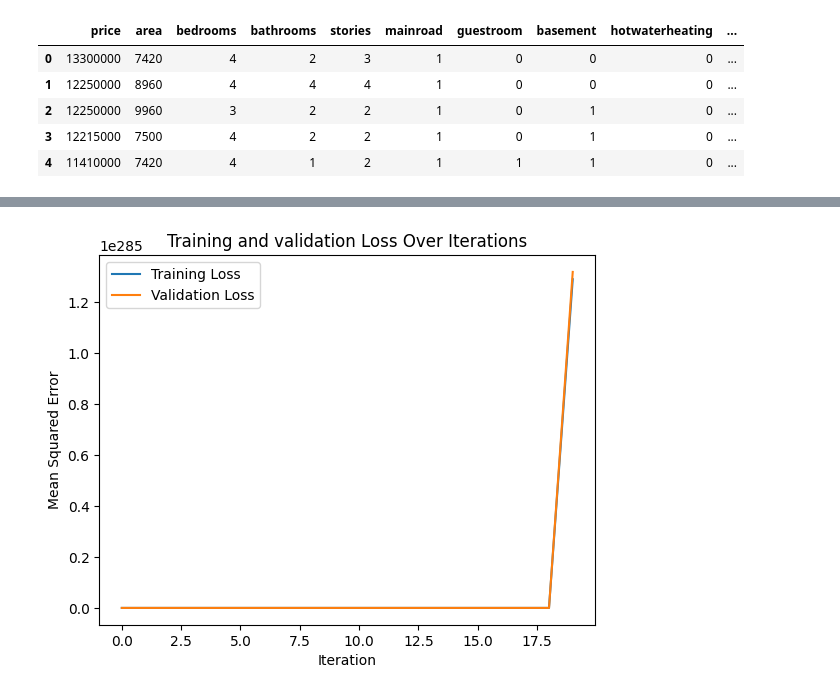
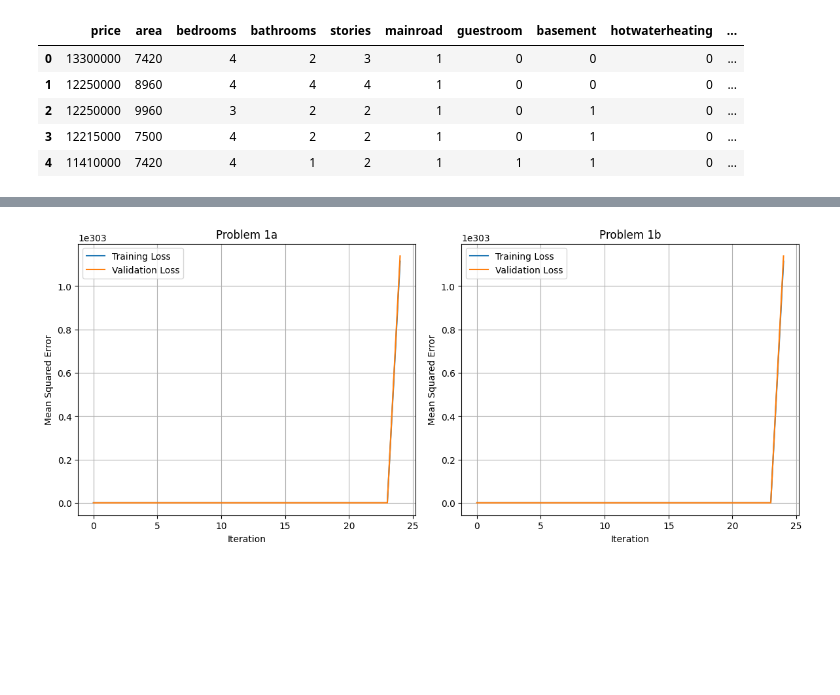
Before and after one commit to Salitre97/ECGR-4105-Intro-to-ML, a Jupyter notebook: Homework2/Homework_2.ipynb, the cells around one changed output, grey strips where cells are left out. Drawn from its saved outputs; the diff is of its cells as text; code cells hidden in the pictures; blank space fills up the shorter version.

```diff
--- a/Homework2/Homework_2.ipynb
+++ b/Homework2/Homework_2.ipynb
@@ -125,49 +139,46 @@ plt.show()
 # %%
 # Problem 1b
 
 # new input dataset for training
 selected_input_1 = ['area', 'bedrooms', 'bathrooms', 'stories', 'mainroad', 'guestroom', 'basement', 'hotwaterheating', 'airconditioning', 'parking', 'prefarea']
 X_train = df_train[selected_input_1].values
 y_train = df_train['price'].values.reshape(-1, 1)
 
 # Extract the validation (test) set
 X_val = df_test[selected_input_1].values
 y_val = df_test['price'].values.reshape(-1, 1)  # y_val also previously defined
 
+# initial values
+learning_rate = 0.01
+n_iterations = 25
+m = len(X_train)
+theta_1 = np.zeros((X_train.shape[1] + 1, 1))
+
 # Train a simple linear regression model using gradient descent
-learning_rate = 0.1
-n_iterations = 20
-m = len(X_train)
-
-# inital values
-theta = np.zeros((X_train.shape[1] + 1, 1))
-
-X_b_train = np.c_[np.ones((len(X_train), 1)), X_train]
-X_b_val = np.c_[np.ones((len(X_val), 1)), X_val]
-
-train_losses = []
-val_losses = []
-
-for iteration in range(n_iterations):
-  # gradient of the cost function with respect to theta
-  gradients = 2/m * X_b_train.T.dot(X_b_train.dot(theta) - y_train)
-  # new theta value
-  theta -= learning_rate * gradients
-
-  # cost function
-  train_loss = (1/m) * np.sum(np.square(X_b_train.dot(theta) - y_train))
-  val_loss = (1/len(X_val)) * np.sum(np.square(X_b_val.dot(theta) - y_val))
-
-  train_losses.append(train_loss)
-  val_losses.append(val_loss)
+train_losses_1b, val_losses_1b, theta_1 = gradient_descent(X_train, X_val, y_train, y_val, learning_rate, n_iterations, m, theta_1)
 
 # Plot the training and validation loss after each iteration
+plt.subplots(1, 2, figsize=(12, 5))
+plt.tight_layout(pad = 2)
+
+plt.subplot(1, 2, 1)
 plt.plot(train_losses, label="Training Loss")
 plt.plot(val_losses, label="Validation Loss")
 plt.xlabel("Iteration")
 plt.ylabel("Mean Squared Error")
 plt.legend()
-plt.title("Training and validation Loss Over Iterations")
+plt.title("Problem 1a")
+plt.grid(True)
+
+plt.subplot(1, 2, 2)
+plt.plot(train_losses_1b, label="Training Loss")
+plt.plot(val_losses_1b, label="Validation Loss")
+plt.xlabel("Iteration")
+plt.ylabel("Mean Squared Error")
+plt.legend()
+plt.title("Problem 1b")
+plt.grid(True)
+
 plt.show()
 # %% [output]
-[figure, old version]
+[figure, new version]
```
Also changed, not shown: parts of 20 cells of this notebook.
